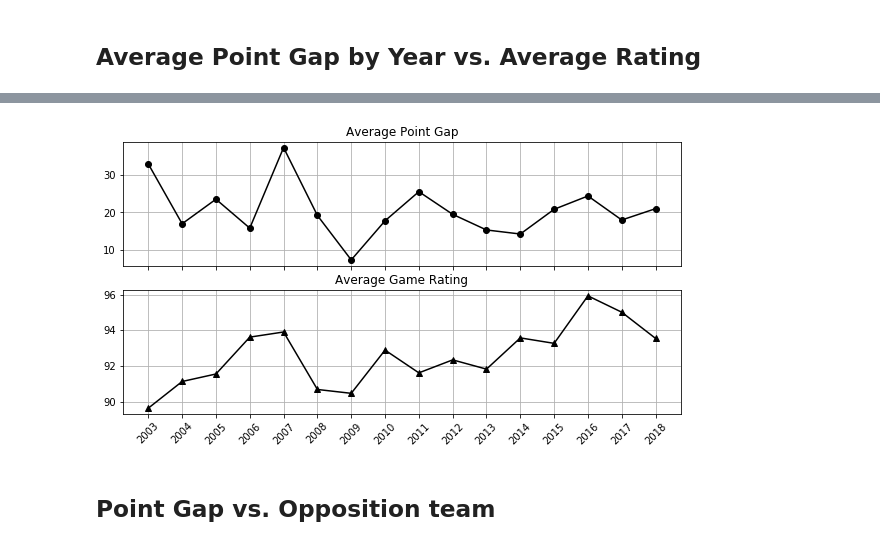
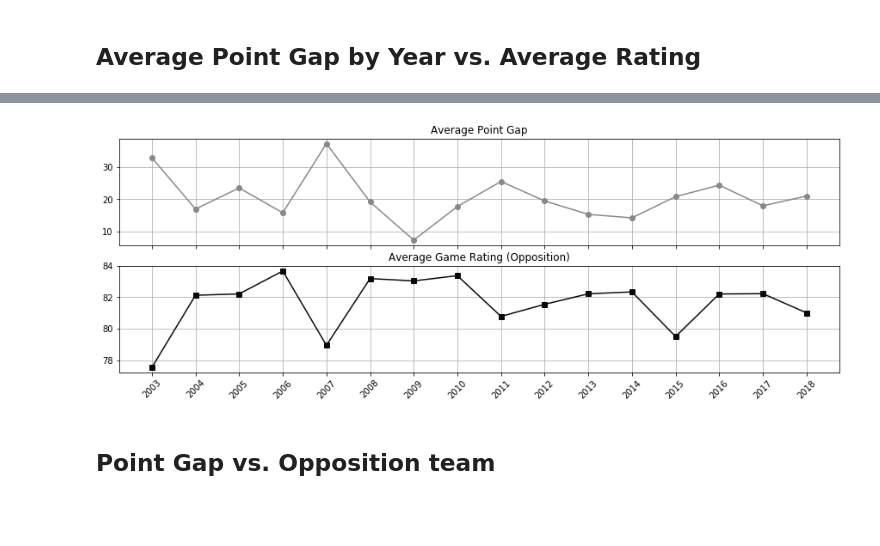
Before and after one commit to lorijta92/web-design-all-blacks, a Jupyter notebook: Resources/ab-match-analysis.ipynb, the cells around one changed output, grey strips where cells are left out. Saved outputs shown, nothing was run; the diff lists cells and outputs as text; code cells hidden in the pictures; blank space fills up the shorter version.

```diff
--- a/Resources/ab-match-analysis.ipynb
+++ b/Resources/ab-match-analysis.ipynb
@@ -153,6 +162,6 @@ plt.show()
 # %%
 # Group data by year and take averages
 grouped_data = df.groupby(["Year"], as_index=False).mean()
-df4 = grouped_data[["Year", "Point Gap", "Rating"]]
+df4 = grouped_data[["Year", "Point Gap", "Rating", "Opposition Rating"]]
 df4.head()
 # %% [output]
@@ -165,22 +203,23 @@ df4.head()
 # %%
 # Set variable values
-x = df4["Year"]
-pt_gap = df4["Point Gap"]
-rating = df4["Rating"]
+opp_rating = df4["Opposition Rating"]
 
 # Plot 2 subplots
-f, (ax1, ax2) = plt.subplots(2, 1, sharex=True, figsize=(10,5))
-ax1.plot(x, pt_gap, color="k", marker="o")
+f, (ax1, ax2) = plt.subplots(2, 1, sharex=True, figsize=(15,5))
+
+ax1.plot(x, pt_gap, color="#888888", marker="o")
 ax1.set_title('Average Point Gap')
-ax2.plot(x, rating, color="k", marker="^")
-ax2.set_title('Average Game Rating')
+
+ax2.plot(x, opp_rating, color="#080808", marker="s")
+ax2.set_title('Average Game Rating (Opposition)')
+
 plt.xticks(rotation=45)
 ax1.grid()
 ax2.grid()
-plt.savefig("../Images/avg-pt-gap-rating.png")
+plt.savefig("../Images/avg-pt-gap-rating2.png")
 plt.show()
 # %% [output]
-[figure, old version]
+[figure, new version]
 # %% [markdown]
 ## Point Gap vs. Opposition team
 # %%
```
Also changed, not shown: parts of 4 cells of this notebook, 10 other files.
